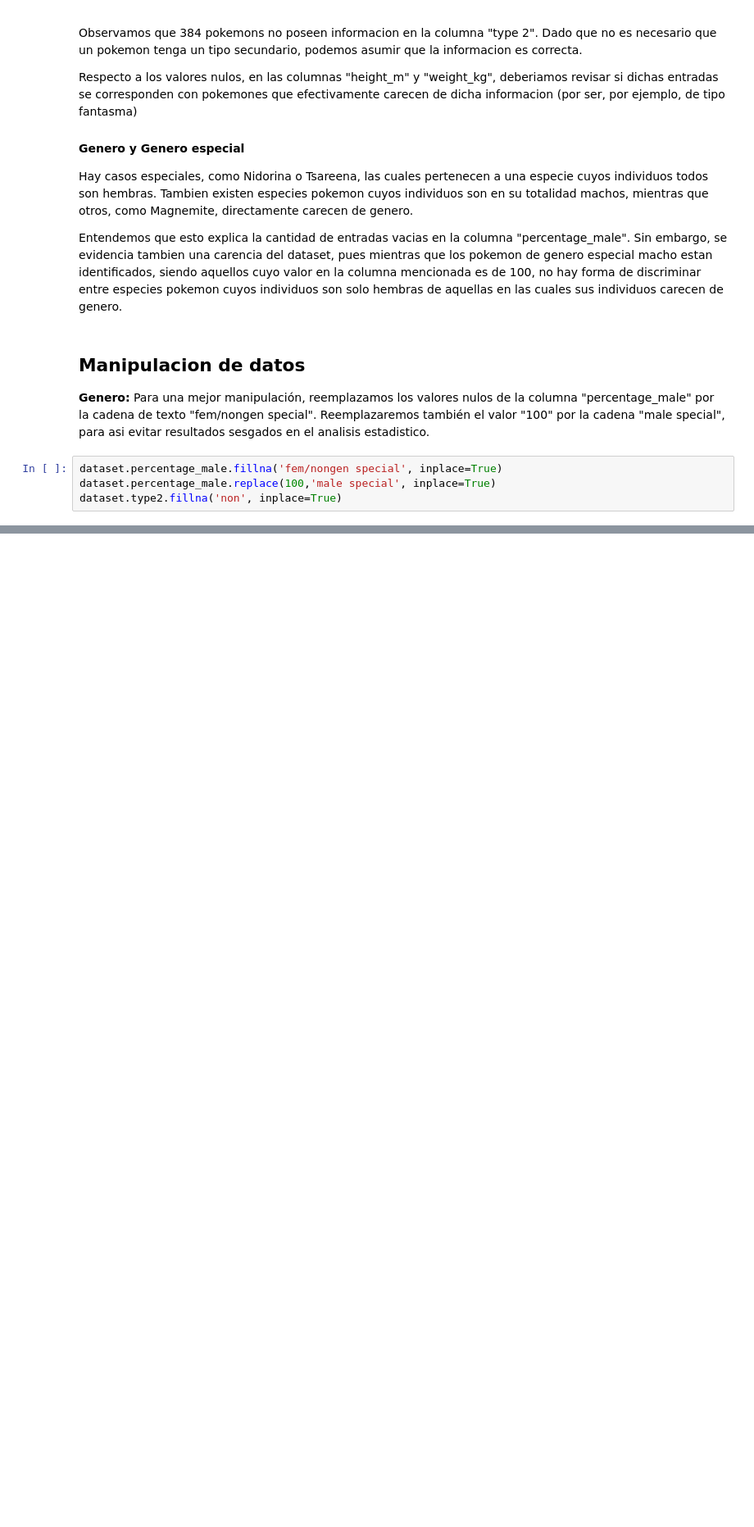
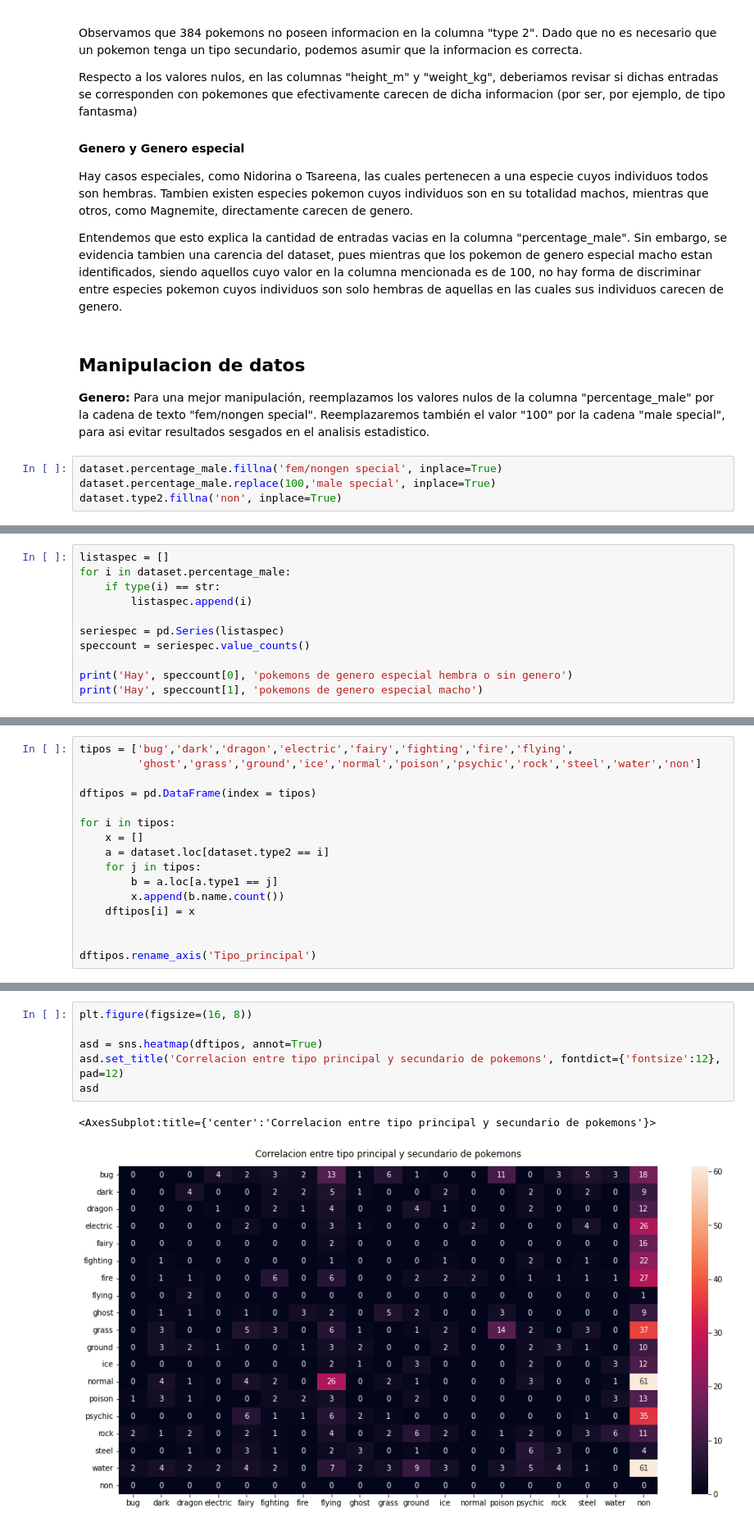
Before and after one commit to GuntherFrager/Pokemon_combat_winning_prediction, a Jupyter notebook: EDA_-_Pokemon.ipynb, the cells around one changed output, grey strips where cells are left out. Shown: that part at 82% size. Drawn from its saved outputs; the diff is of its cells as text; blank space fills up the shorter version.

```diff
--- a/EDA_-_Pokemon.ipynb
+++ b/EDA_-_Pokemon.ipynb
@@ -190,0 +217,11 @@ See the caveats in the documentation: https://pandas.pydata.org/pandas-docs/stab
+# %%
+listaspec = []
+for i in dataset.percentage_male:
+    if type(i) == str:
+        listaspec.append(i)
+
+seriespec = pd.Series(listaspec)
+speccount = seriespec.value_counts()
+
+print('Hay', speccount[0], 'pokemons de genero especial hembra o sin genero')
+print('Hay', speccount[1], 'pokemons de genero especial macho')
@@ -190,0 +343,16 @@ See the caveats in the documentation: https://pandas.pydata.org/pandas-docs/stab
+# %%
+tipos = ['bug','dark','dragon','electric','fairy','fighting','fire','flying',
+         'ghost','grass','ground','ice','normal','poison','psychic','rock','steel','water','non']
+
+dftipos = pd.DataFrame(index = tipos)
+
+for i in tipos:
+    x = []
+    a = dataset.loc[dataset.type2 == i]
+    for j in tipos:
+        b = a.loc[a.type1 == j]
+        x.append(b.name.count())
+    dftipos[i] = x
+
+
+dftipos.rename_axis('Tipo_principal')
@@ -190,0 +380,9 @@ See the caveats in the documentation: https://pandas.pydata.org/pandas-docs/stab
+# %%
+plt.figure(figsize=(16, 8))
+
+asd = sns.heatmap(dftipos, annot=True)
+asd.set_title('Correlacion entre tipo principal y secundario de pokemons', fontdict={'fontsize':12}, pad=12)
+asd
+# %% [output]
+<AxesSubplot:title={'center':'Correlacion entre tipo principal y secundario de pokemons'}>
+[figure, added]
```
Also changed, not shown: parts of 53 cells of this notebook.
